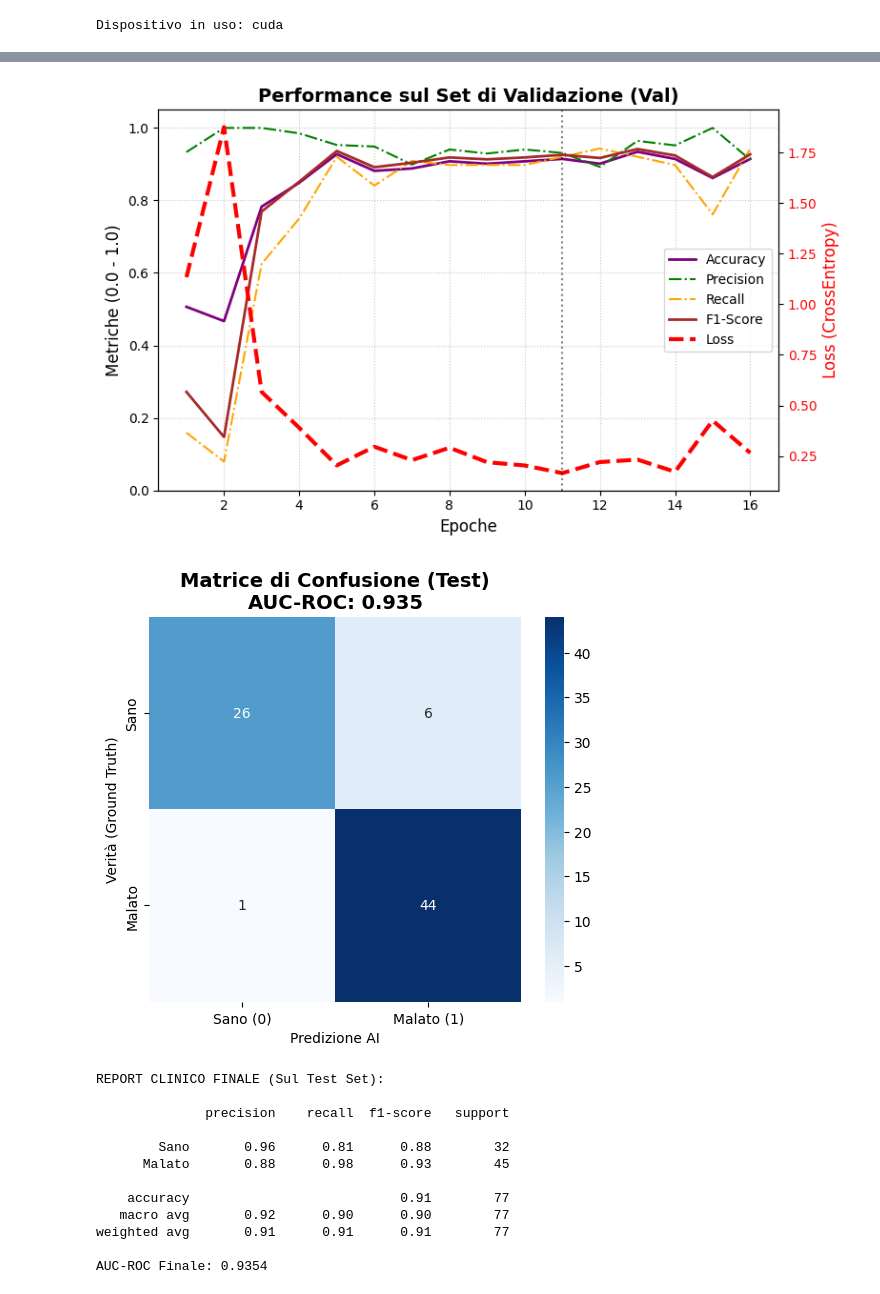
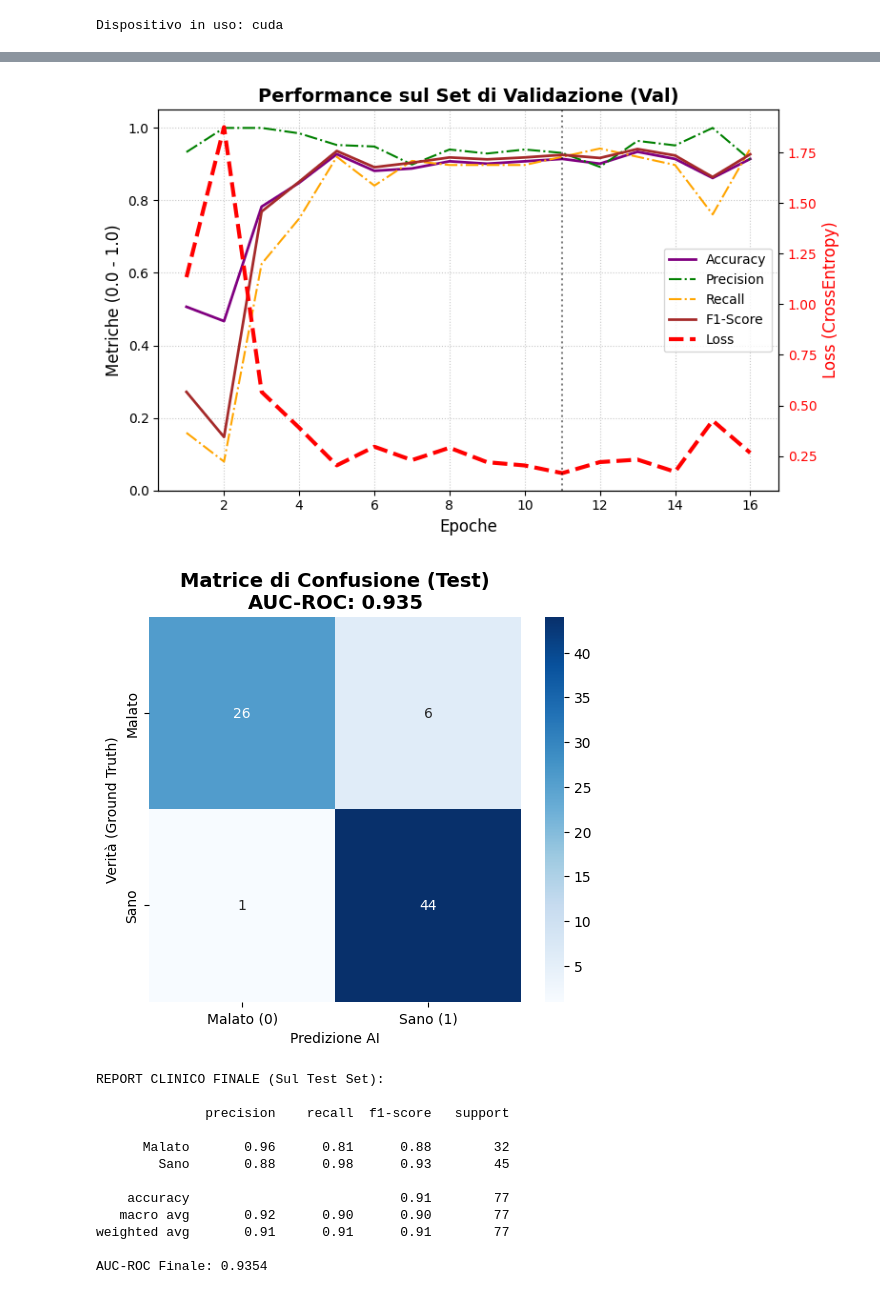
Before and after one commit to andymacale/Tesi-Magistrale, a Jupyter notebook: notebooks/classificazione_immagini.ipynb, the cells around one changed output, grey strips where cells are left out. Drawn from its saved outputs; the diff is of its cells as text; code cells hidden in the pictures.

Commit message:
fix soglia immagini

```diff
--- a/notebooks/classificazione_immagini.ipynb
+++ b/notebooks/classificazione_immagini.ipynb
@@ -355,7 +362,7 @@ def traccia_grafici_training(percorso_json):
                              storia['val_f1'], loss_color='red')
 
 def valuta_modello_test(modello, test_loader, percorso_modello):
-    """Carica il miglior modello e stampa Matrice di Confusione, AUC e Report"""
+    """Carica il miglior modello e stampa Matrice di Confusione, AUC e Report (CON ETICHETTE CORRETTE)"""
     modello.load_state_dict(torch.load(percorso_modello))
     modello.eval()
     all_y, all_pred, all_probs = [], [], []
@@ -368,28 +375,32 @@ def valuta_modello_test(modello, test_loader, percorso_modello):
             all_y.extend(etic.cpu().numpy())
             all_pred.extend(torch.max(out, 1)[1].cpu().numpy())
 
-            probs = F.softmax(out, dim=1)[:, 1]
+            probs = F.softmax(out, dim=1)[:, 0]
             all_probs.extend(probs.cpu().numpy())
 
     cm = confusion_matrix(all_y, all_pred)
-    auc_test = roc_auc_score(all_y, all_probs)
+
+    auc_test = roc_auc_score(1 - np.array(all_y), all_probs)
 
     plt.figure(figsize=(6, 5))
-    sns.heatmap(cm, annot=True, fmt='d', cmap='Blues', xticklabels=['Sano (0)', 'Malato (1)'], yticklabels=['Sano', 'Malato'])
+    sns.heatmap(cm, annot=True, fmt='d', cmap='Blues',
+                xticklabels=['Malato (0)', 'Sano (1)'],
+                yticklabels=['Malato', 'Sano'])
+
     plt.title(f'Matrice di Confusione (Test)\nAUC-ROC: {auc_test:.3f}', fontsize=14, fontweight='bold')
     plt.ylabel('Verità (Ground Truth)'); plt.xlabel('Predizione AI')
     plt.show()
 
     print("\nREPORT CLINICO FINALE (Sul Test Set):\n")
-    print(classification_report(all_y, all_pred, target_names=['Sano', 'Malato']))
+    print(classification_report(all_y, all_pred, target_names=['Malato', 'Sano']))
     print(f"AUC-ROC Finale: {auc_test:.4f}")
 # %%
 print("Pipeline con Data Augmentation")
 
 DIR_DATI = '/home/andy/Documenti/Tesi-Magistrale/data/RX_super'
 percorso_joblib = '/home/andy/Documenti/Tesi-Magistrale/models_saved/controllo_qualita/controllo_qualita.joblib'
-percorso_pth_aug = '/home/andy/Documenti/Tesi-Magistrale/modello_con_aug.pth'
-percorso_json_aug = '/home/andy/Documenti/Tesi-Magistrale/risultati_con_aug.json'
+percorso_pth_aug = '/home/andy/Documenti/Tesi-Magistrale/models_saved/immagini/modello_con_aug.pth'
+percorso_json_aug = '/home/andy/Documenti/Tesi-Magistrale/models_saved/immagini/risultati_con_aug.json'
 
 transform_base = transforms.Compose([
     transforms.Grayscale(1),
@@ -402,40 +413,40 @@ transform_aug = transforms.Compose([
     transforms.Grayscale(1),
     transforms.Resize((224, 224)),
     transforms.RandomHorizontalFlip(p=0.5),
     transforms.RandomRotation(10),
     transforms.ToTensor(),
     transforms.Normalize([0.5], [0.5])
 ])
 
 train_loader_aug, val_loader_aug, test_loader_aug = setup_dataloaders(
     data_dir=DIR_DATI,
     transform_train=transform_aug,
     transform_test=transform_base,
     percorso_modello_rf=percorso_joblib
 )
 
 modello_aug = UNet_ResNet_Pipeline().to(device)
 
 #esegui_training(modello_aug, train_loader_aug, val_loader_aug, percorso_pth_aug, percorso_json_aug, epochs=20, patience=5, resume=True)
 
 traccia_grafici_training(percorso_json_aug)
 valuta_modello_test(modello_aug, test_loader_aug, percorso_pth_aug)
 # %% [output]
 Pipeline con Data Augmentation
 Caricamento modello Gatekeeper (Controllo Qualità)...
 Trovato Checkpoint del Gatekeeper ('qc_cache.json')! Caricamento istantaneo...
 Applicazione dei filtri a PyTorch e split dei dati...
 Operazione completata! Immagini accettate (Qualità Ottima): 763
 [figure]
 [figure]
 [figure]
-[figure, old version]
+[figure, new version]
 REPORT CLINICO FINALE (Sul Test Set):
 
               precision    recall  f1-score   support
 
-        Sano       0.96      0.81      0.88        32
-      Malato       0.88      0.98      0.93        45
+      Malato       0.96      0.81      0.88        32
+        Sano       0.88      0.98      0.93        45
 
     accuracy                           0.91        77
    macro avg       0.92      0.90      0.90        77
```
Also changed, not shown: parts of 5 cells of this notebook, 4 other files.
